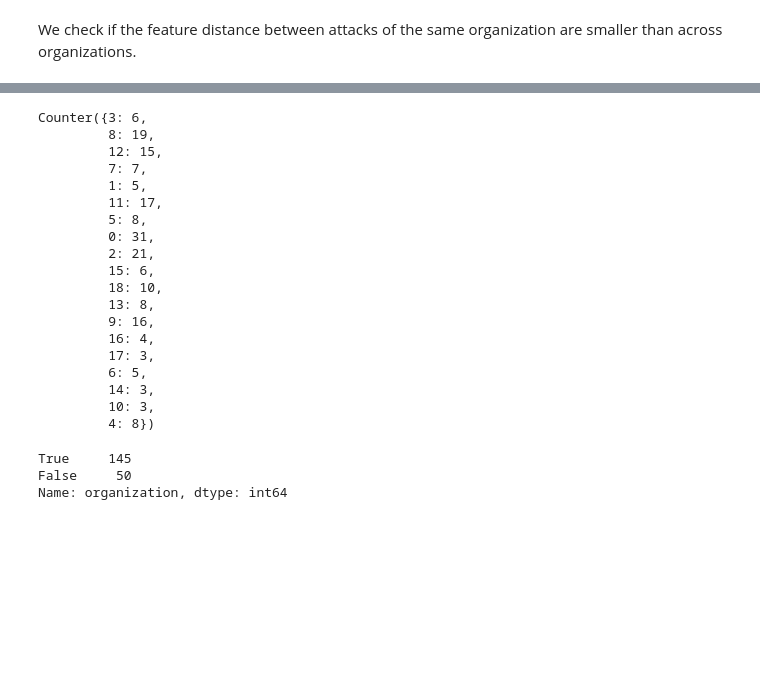
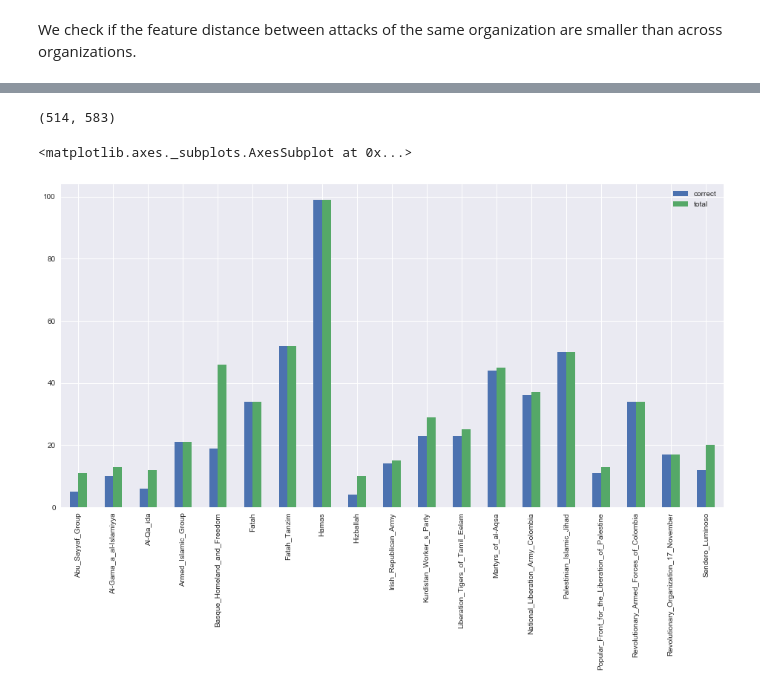
Before and after one commit to yusiZou/NTDS_project, a Jupyter notebook: code.ipynb, the cells around one changed output, grey strips where cells are left out. Cells and saved outputs as stored; diff of their text form; code cells hidden in the pictures; blank space fills up the shorter version.

Commit message:
vizualise results of predictions

```diff
--- a/code.ipynb
+++ b/code.ipynb
@@ -272,3 +248,0 @@ y = attacks[attacks.organization.apply(lambda x: x in famous_orgs.index)].organi
-# %%
-kfolds = [a for a in KFold(X.shape[0], 3)]
-train_idx, test_idx = kfolds[0]
@@ -280,2 +248,0 @@ y_test = y.iloc[test_idx]
-# %%
-model = OneVsRestClassifier(LinearSVC(random_state=0)).fit(X,y)
@@ -317,28 +249,41 @@ from collections import Counter
-# %%
-Counter(model.predict(X_test).round())
-# %% [output]
-Counter({3: 6,
-         8: 19,
-         12: 15,
-         7: 7,
-         1: 5,
-         11: 17,
-         5: 8,
-         0: 31,
-         2: 21,
-         15: 6,
-         18: 10,
-         13: 8,
-         9: 16,
-         16: 4,
-         17: 3,
-         6: 5,
-         14: 3,
-         10: 3,
-         4: 8})
-# %%
-(model.predict(X_test).round() == y_test).value_counts()
-# %% [output]
-True     145
-False     50
-Name: organization, dtype: int64
+# %%
+correct = Counter()
+total = Counter()
+
+for train_idx, test_idx in KFold(X.shape[0], 4):
+    # split the data
+    X_train = X.iloc[train_idx]
+    y_train = y.iloc[train_idx]
+    X_test = X.iloc[test_idx]
+    y_test = y.iloc[test_idx]
+
+    # fit the model
+    model = OneVsRestClassifier(LinearSVC(random_state=0))
+    model.fit(X_train, y_train)
+
+    # predict
+    y_pred = model.predict(X_test)
+
+    y_pred_orgs = idx_to_org.loc[y_pred]
+    y_test_orgs = idx_to_org.loc[y_test['index']]
+
+    for i in range(len(y_pred)):
+        y_p = y_pred_orgs.iloc[i].organization
+        y_t = y_test_orgs.iloc[i].organization
+
+        total[y_t] += 1
+        if y_p == y_t:
+            correct[y_t] += 1
+# %%
+prediction_comparision = pd.DataFrame([correct, total]).T.fillna(0)
+prediction_comparision.columns = ['correct', 'total']
+# %%
+correctly_predicted = prediction_comparision.correct.sum()
+correctly_predicted, y.shape[0]
+# %% [output]
+(514, 583)
+# %%
+prediction_comparision.plot.bar(figsize=(16, 8))
+# %% [output]
+<matplotlib.axes._subplots.AxesSubplot at 0x...>
+[figure, added]
```
Also changed, not shown: parts of 19 cells of this notebook.
